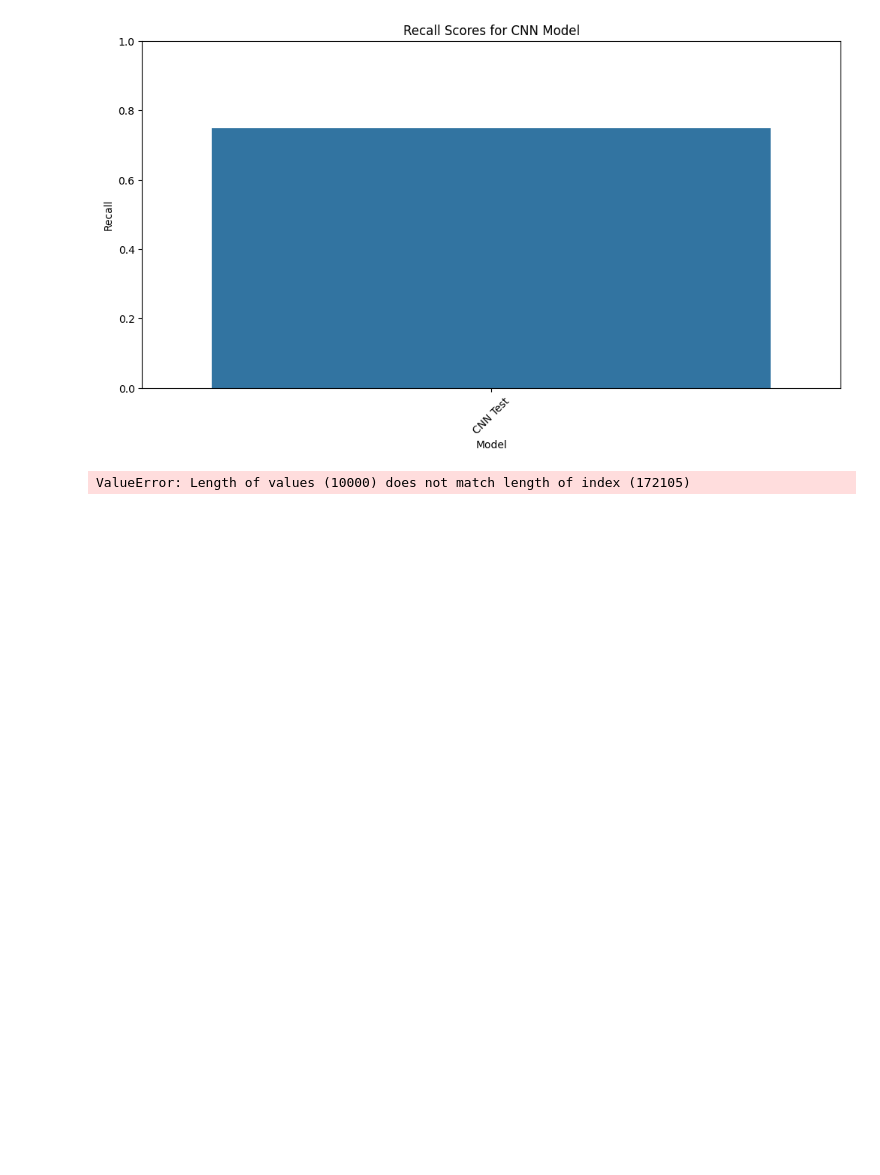
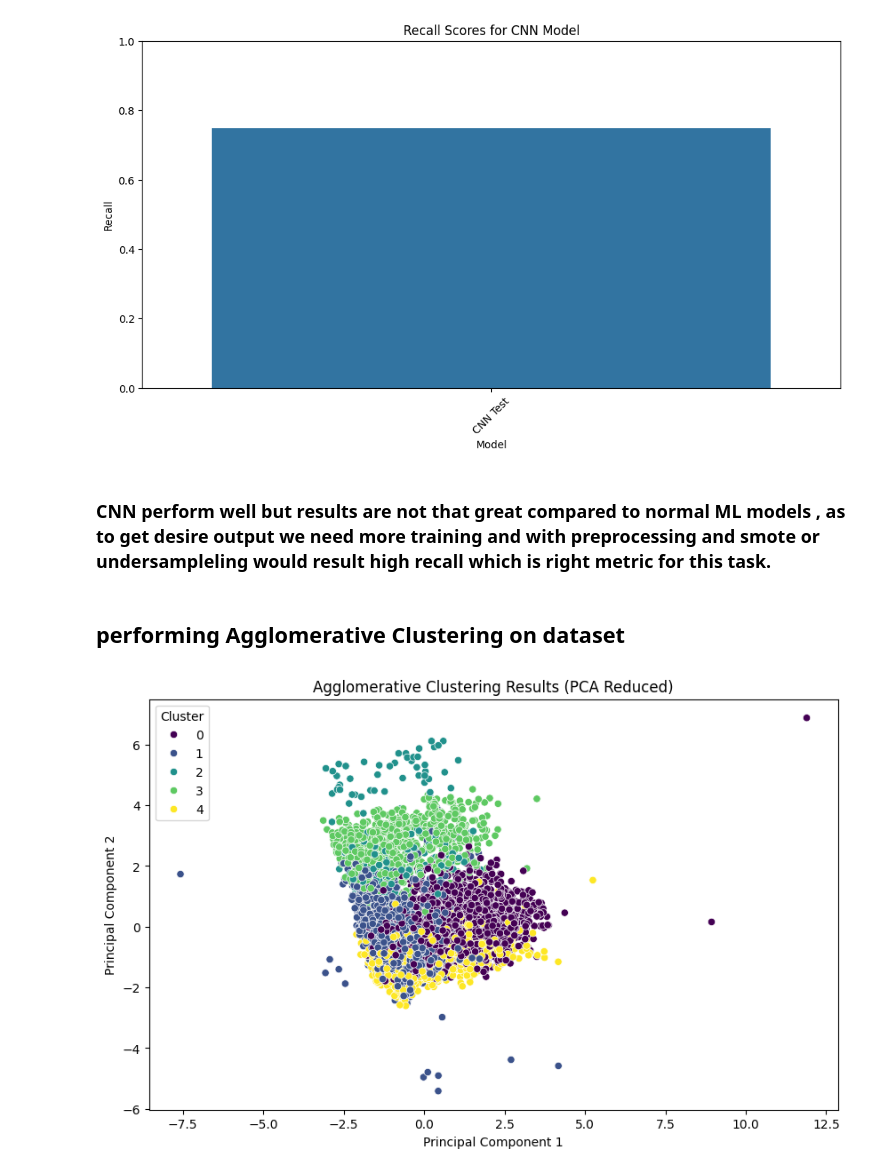
Before and after one commit to ris3abh/Collisions_prediction, a Jupyter notebook: code/EDA_with_algorithms_wothout_smoting.ipynb, the cells around one changed output. Drawn from its saved outputs; the diff is of its cells as text; code cells hidden in the pictures; blank space fills up the shorter version.

```diff
--- a/code/EDA_with_algorithms_wothout_smoting.ipynb
+++ b/code/EDA_with_algorithms_wothout_smoting.ipynb
@@ -1036,6 +1019,10 @@ Epoch 20/20
 [figure]
 [figure]
 [figure]
+# %% [markdown]
+### CNN perform well but results are not that great compared to normal ML models , as to get desire output we need more training and with preprocessing and smote or undersampleling would result high recall which is right metric for this task.
+# %% [markdown]
+## performing Agglomerative Clustering on dataset
 # %%
 import pandas as pd
 from sklearn.preprocessing import StandardScaler, OneHotEncoder
@@ -1074,33 +1061,33 @@ preprocessor = ColumnTransformer(
 
 # Splitting data into features and target
 X = df_sampled.drop(columns=[target])
 y = df_sampled[target].replace({'NO APPARENT INJURY': 0, 'SUSPECTED MINOR INJURY': 1, 'POSSIBLE INJURY': 2,
                                 'FATAL INJURY': 3, 'SUSPECTED SERIOUS INJURY': 4})
 
 # Preprocess the features
 X_preprocessed = preprocessor.fit_transform(X)
 
 # Convert sparse matrix to dense
 if hasattr(X_preprocessed, 'toarray'):
     X_preprocessed = X_preprocessed.toarray()
 
 # Apply Agglomerative Clustering
 agglomerative_clustering = AgglomerativeClustering(n_clusters=5)
 clusters = agglomerative_clustering.fit_predict(X_preprocessed)
 
-# Add clusters to the original dataframe
-df['Cluster'] = clusters
+# Add clusters to the sampled dataframe
+df_sampled['Cluster'] = clusters
 
 # Visualize the clusters using PCA for dimensionality reduction
 pca = PCA(n_components=2)
 X_pca = pca.fit_transform(X_preprocessed)
 
 df_pca = pd.DataFrame(data=X_pca, columns=['Principal Component 1', 'Principal Component 2'])
 df_pca['Cluster'] = clusters
 
 plt.figure(figsize=(10, 6))
 sns.scatterplot(x='Principal Component 1', y='Principal Component 2', hue='Cluster', data=df_pca, palette='viridis')
 plt.title('Agglomerative Clustering Results (PCA Reduced)')
 plt.show()
 # %% [output]
-ValueError: Length of values (10000) does not match length of index (172105)
+[figure, added]
```
Also changed, not shown: parts of 15 cells of this notebook.
